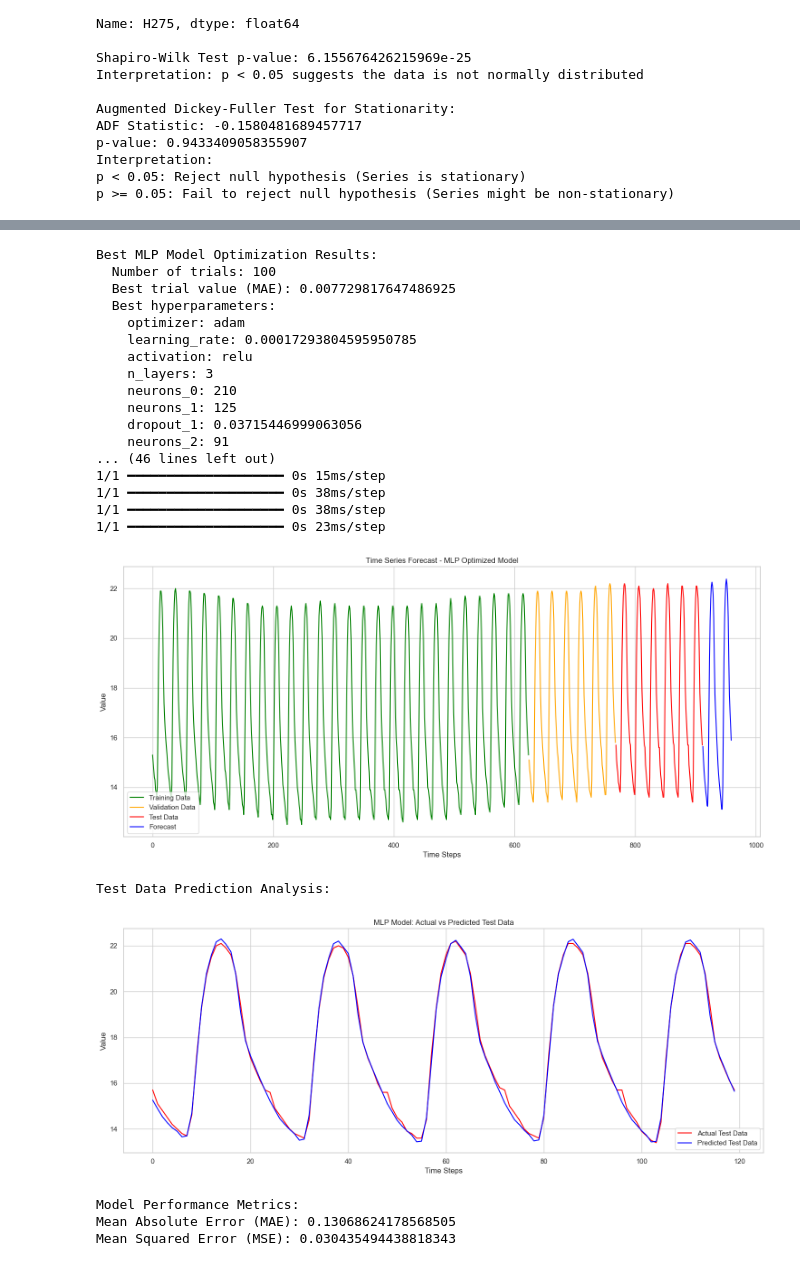
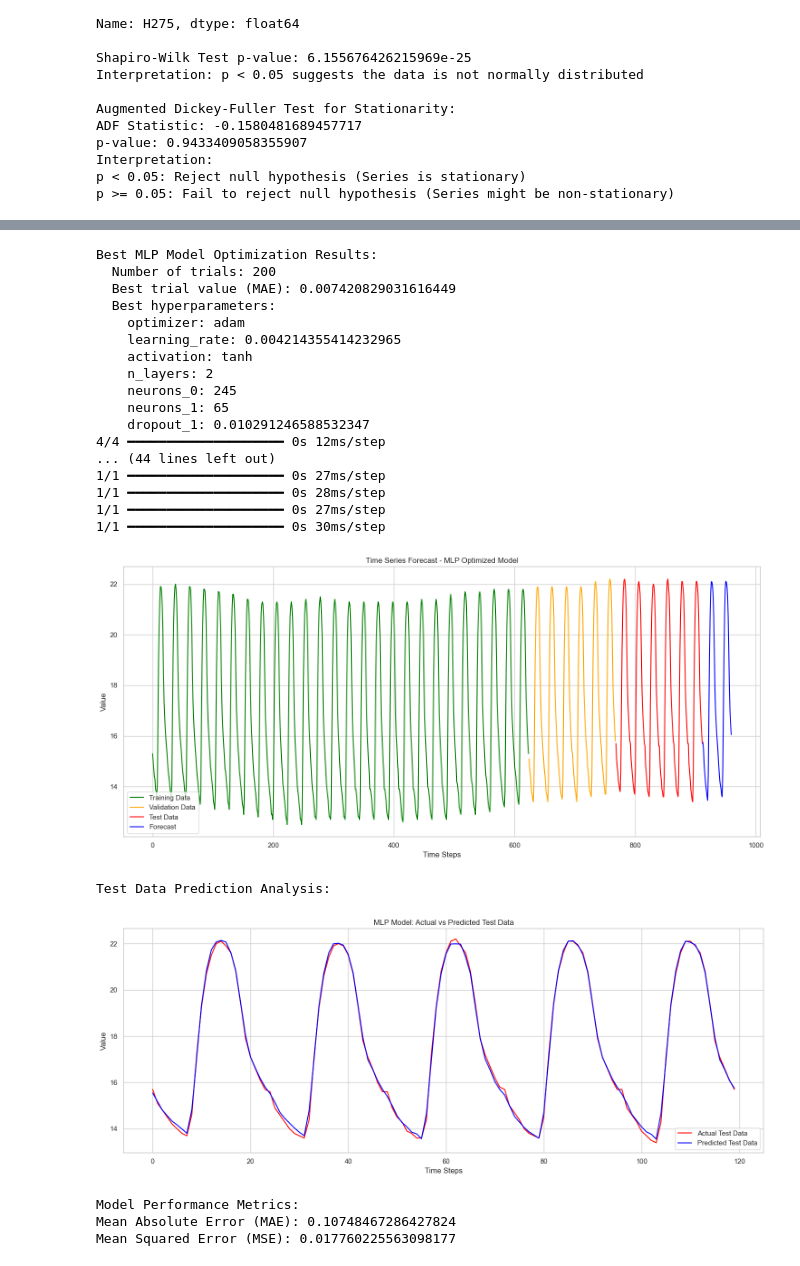
Before and after one commit to Pepe-Chuy/Examen2NL, a Jupyter notebook: H275.ipynb, the cells around one changed output, grey strips where cells are left out. Drawn from its saved outputs; the diff is of its cells as text; code cells hidden in the pictures.

```diff
--- a/H275.ipynb
+++ b/H275.ipynb
@@ -115,5 +111,5 @@ Model: "sequential_8"
 # %%
-result = optimize_model(train_data, val_data, test_data, n_steps=24, model_type='mlp', n_trials=100)
+result = optimize_model(train_data, val_data, test_data, n_steps=24, model_type='mlp', n_trials=200)
 best_model = result['best_model']
 best_params = result['best_params']
 scaler = result['scaler']
@@ -138,23 +134,23 @@ scaler = result['scaler']
 Best MLP Model Optimization Results:
-  Number of trials: 100
-  Best trial value (MAE): 0.007729817647486925
+  Number of trials: 200
+  Best trial value (MAE): 0.007420829031616449
   Best hyperparameters:
     optimizer: adam
-    learning_rate: 0.00017293804595950785
-    activation: relu
-    n_layers: 3
-    neurons_0: 210
-    neurons_1: 125
-    dropout_1: 0.03715446999063056
-    neurons_2: 91
-... (46 lines left out)
-1/1 ━━━━━━━━━━━━━━━━━━━━ 0s 15ms/step
-1/1 ━━━━━━━━━━━━━━━━━━━━ 0s 38ms/step
-1/1 ━━━━━━━━━━━━━━━━━━━━ 0s 38ms/step
-1/1 ━━━━━━━━━━━━━━━━━━━━ 0s 23ms/step
+    learning_rate: 0.004214355414232965
+    activation: tanh
+    n_layers: 2
+    neurons_0: 245
+    neurons_1: 65
+    dropout_1: 0.010291246588532347
+4/4 ━━━━━━━━━━━━━━━━━━━━ 0s 12ms/step
+... (44 lines left out)
+1/1 ━━━━━━━━━━━━━━━━━━━━ 0s 27ms/step
+1/1 ━━━━━━━━━━━━━━━━━━━━ 0s 28ms/step
+1/1 ━━━━━━━━━━━━━━━━━━━━ 0s 27ms/step
+1/1 ━━━━━━━━━━━━━━━━━━━━ 0s 30ms/step
-[figure, old version]
+[figure, new version]
 Test Data Prediction Analysis:
-[figure, old version]
+[figure, new version]
 Model Performance Metrics:
-Mean Absolute Error (MAE): 0.13068624178568505
-Mean Squared Error (MSE): 0.030435494438818343
+Mean Absolute Error (MAE): 0.10748467286427824
+Mean Squared Error (MSE): 0.017760225563098177
```
Also changed, not shown: parts of 3 cells of this notebook, 2 other files.
